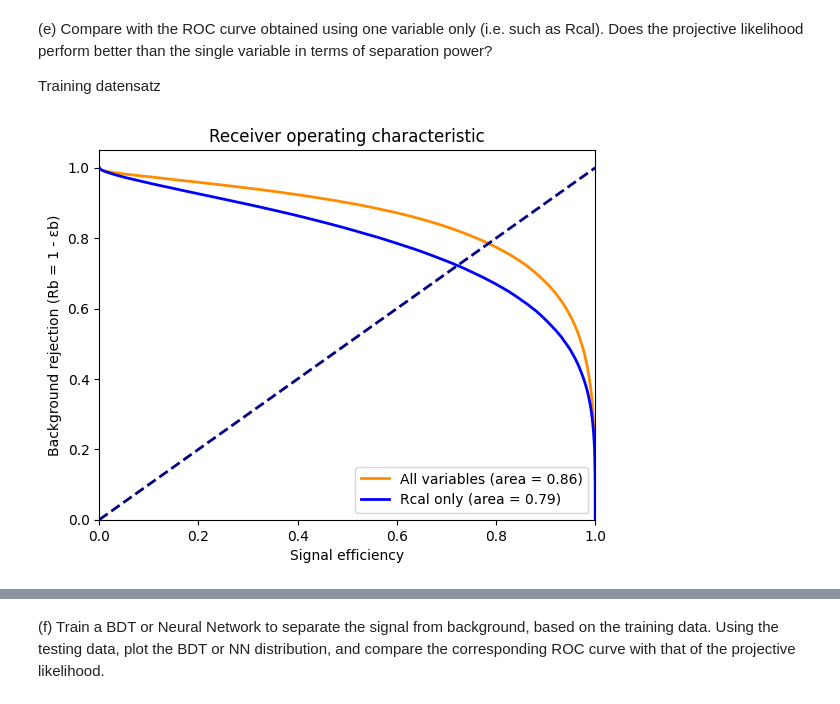
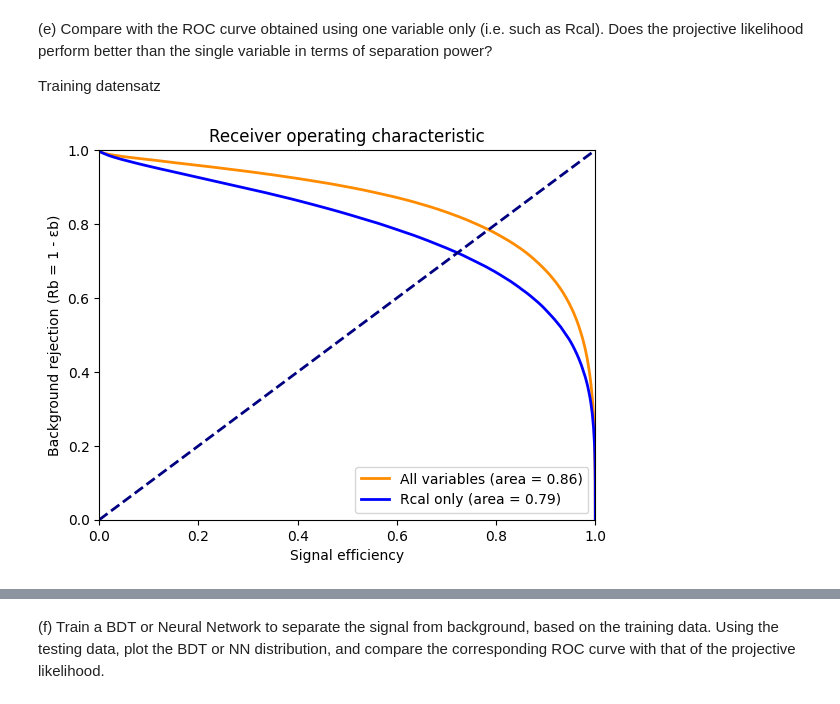
Before and after one commit to LukasLow/UniKurs_Phy-for-DS, a Jupyter notebook: ParticlePhysics/Homework.ipynb, the cells around one changed output, grey strips where cells are left out. Cells and saved outputs as stored; diff of their text form; code cells hidden in the pictures.

```diff
--- a/ParticlePhysics/Homework.ipynb
+++ b/ParticlePhysics/Homework.ipynb
@@ -331,35 +331,35 @@ y_test = np.concatenate([np.ones(signal_test.shape[0]), np.zeros(background_test
 # Train a logistic regression model using all variables.
 model_all = LogisticRegression().fit(X_train, y_train)
 
 # Train a logistic regression model using only Rcal (assuming it's the first column).
 model_Rcal = LogisticRegression().fit(X_train[:, 0].reshape(-1, 1), y_train)
 
 # Predict the probabilities of signal.
 y_score_all = model_all.predict_proba(X_test)[:, 1]
 y_score_Rcal = model_Rcal.predict_proba(X_test[:, 0].reshape(-1, 1))[:, 1]
 
 # Compute ROC curve and ROC area for each class
 fpr_all, tpr_all, _ = roc_curve(y_test, y_score_all)
 roc_auc_all = auc(fpr_all, tpr_all)
 
 fpr_Rcal, tpr_Rcal, _ = roc_curve(y_test, y_score_Rcal)
 roc_auc_Rcal = auc(fpr_Rcal, tpr_Rcal)
 
 # Plot ROC curves
 plt.figure()
 lw = 2
 plt.plot(tpr_all, 1-fpr_all, color='darkorange', lw=lw, label='All variables (area = %0.2f)' % roc_auc_all)
 plt.plot(tpr_Rcal, 1-fpr_Rcal, color='blue', lw=lw, label='Rcal only (area = %0.2f)' % roc_auc_Rcal)
 plt.plot([0, 1], [0, 1], color='navy', lw=lw, linestyle='--')
 plt.xlim([0.0, 1.0])
-plt.ylim([0.0, 1.05])
+plt.ylim([0.0, 1.0])
 plt.xlabel('Signal efficiency')
 plt.ylabel('Background rejection (Rb = 1 - εb)')
 plt.title('Receiver operating characteristic')
 plt.legend(loc="lower right")
 plt.show()
 # %% [output]
-[figure, old version]
+[figure, new version]
 # %%
 import numpy as np
 from sklearn.linear_model import LogisticRegression
```
Also changed, not shown: parts of 1 cell of this notebook, 2 other files.
